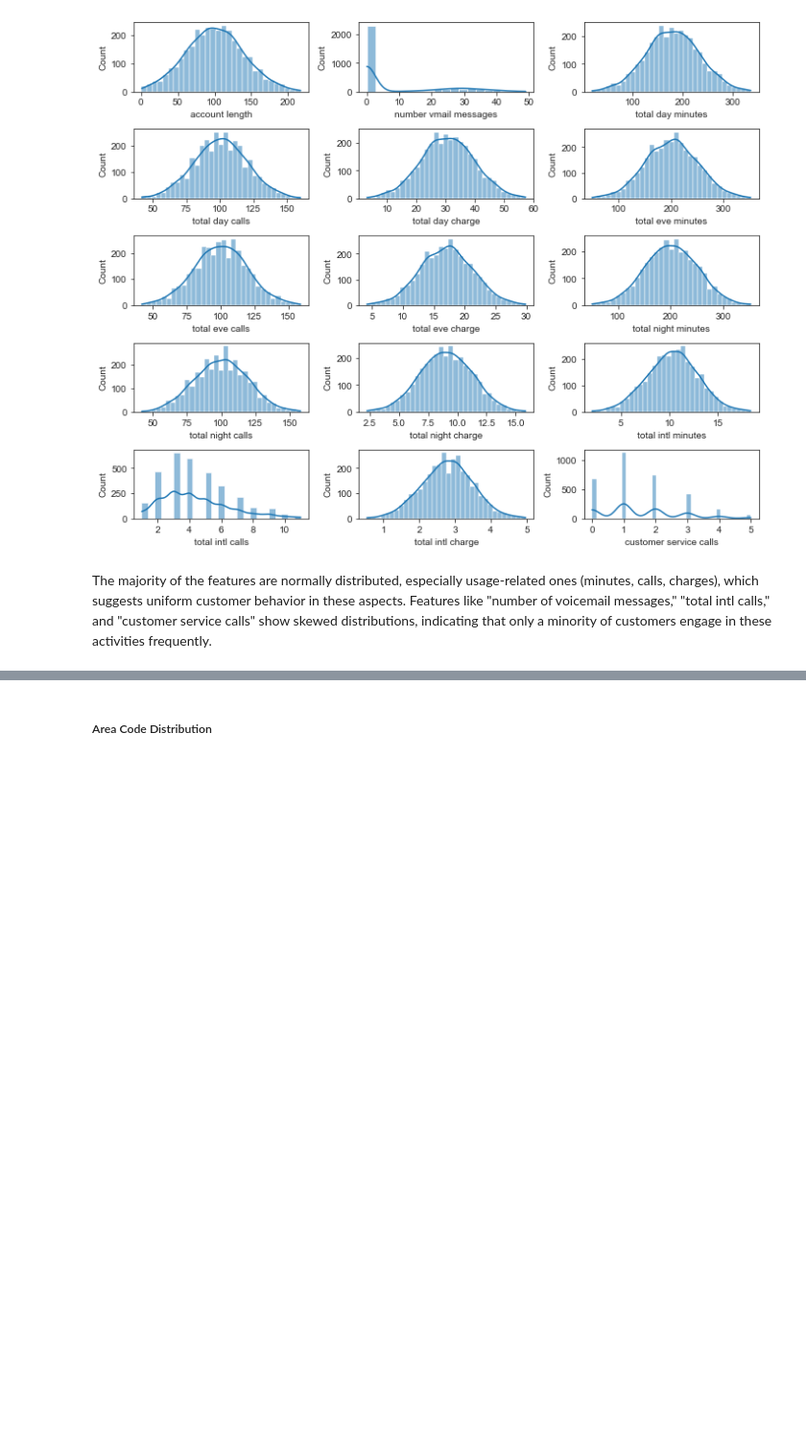
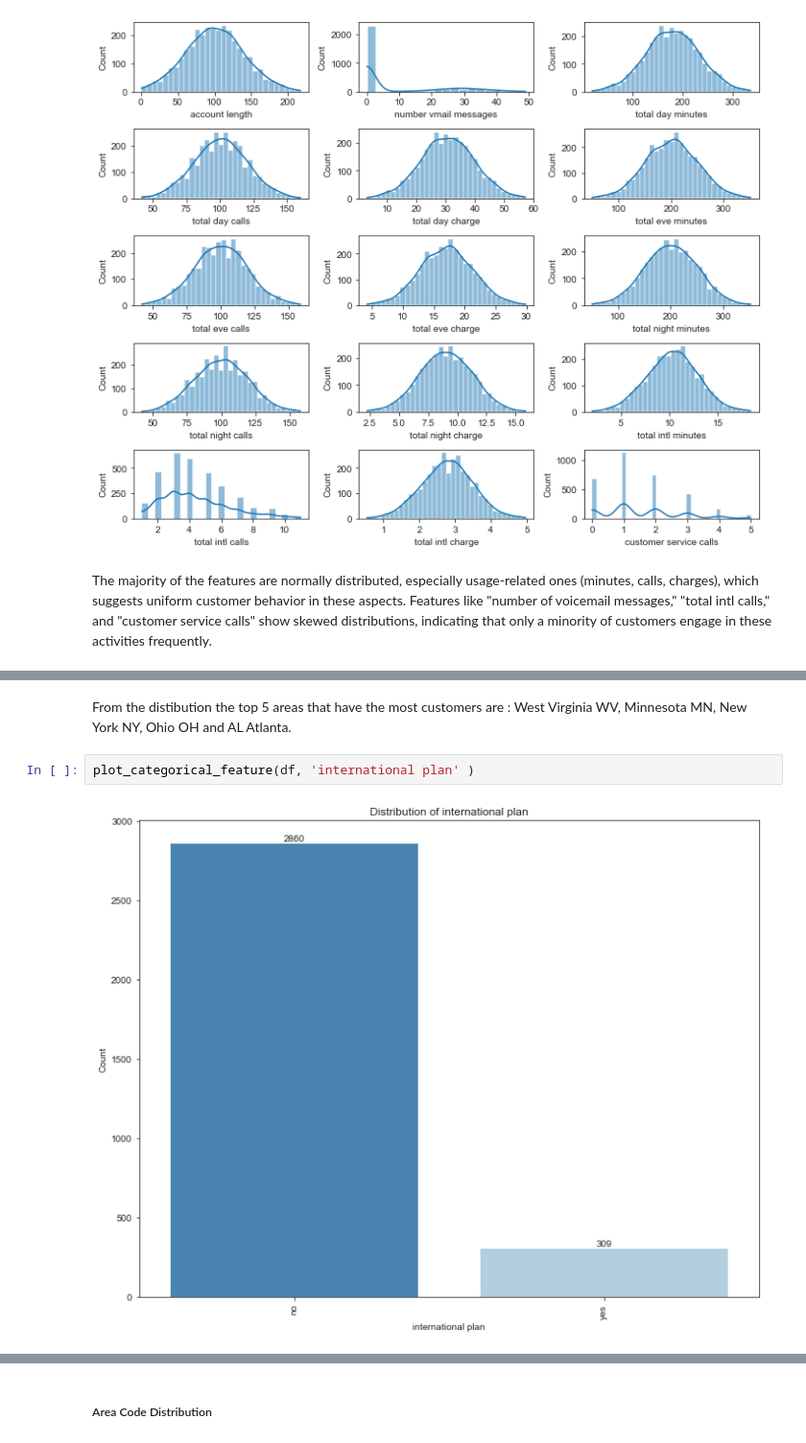
Before and after one commit to ANGI3MAINA/SyriaTel-Customer-Churn-Prediction, a Jupyter notebook: code.ipynb, the cells around one changed output, grey strips where cells are left out. Shown at 96% size. Cells and saved outputs as stored; diff of their text form; blank space fills up the shorter version.

```diff
--- a/code.ipynb
+++ b/code.ipynb
@@ -368,0 +414,6 @@ Features like "number of voicemail messages," "total intl calls," and "customer
+# %% [markdown]
+From the distibution the top 5 areas that have the most customers are : West Virginia WV, Minnesota MN, New York NY, Ohio OH and AL Atlanta.
+# %%
+plot_categorical_feature(df, 'international plan' )
+# %% [output]
+[figure, added]
```
Also changed, not shown: parts of 16 cells of this notebook.
